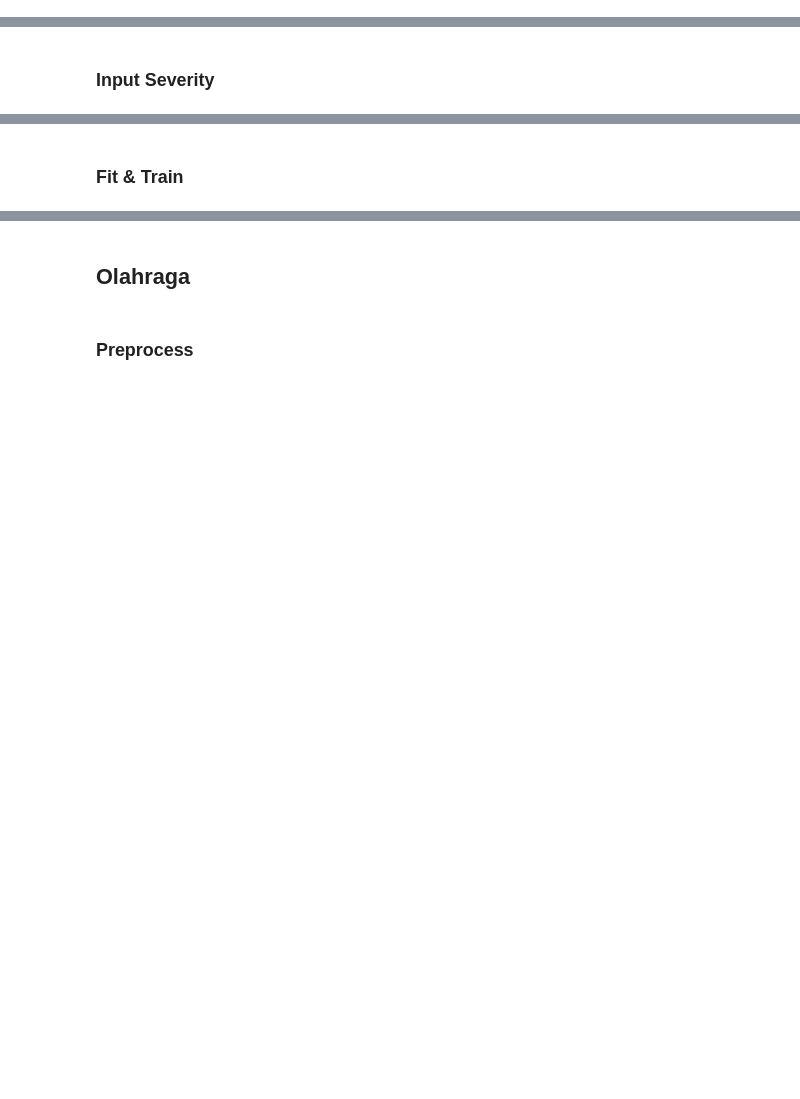
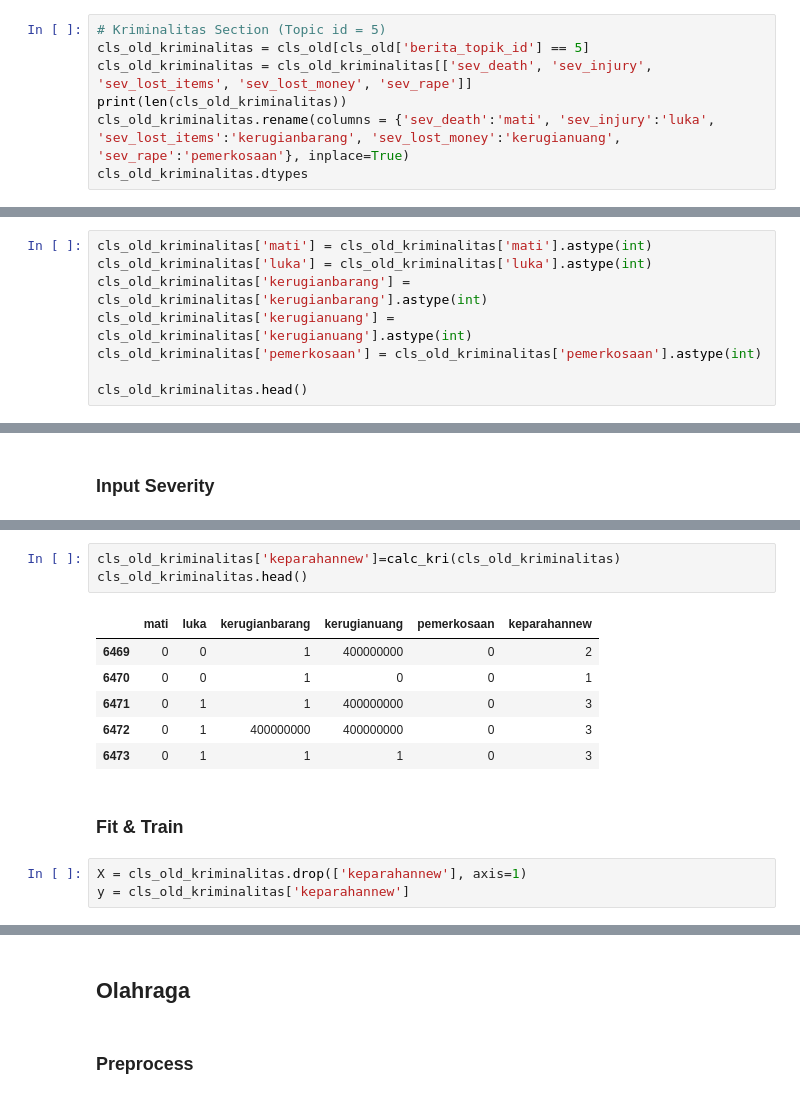
Before and after one commit to alwaysyu/PetaKabar, a Jupyter notebook: compare.ipynb, the cells around one changed output, grey strips where cells are left out. Cells and saved outputs as stored; diff of their text form; blank space fills up the shorter version.

```diff
--- a/compare.ipynb
+++ b/compare.ipynb
@@ -728,3 +804,10 @@ weighted avg       1.00      1.00      1.00       421
 ## Kriminalitas
 # %% [markdown]
 ### Preprocess
+# %%
+# Kriminalitas Section (Topic id = 5)
+cls_old_kriminalitas = cls_old[cls_old['berita_topik_id'] == 5]
+cls_old_kriminalitas = cls_old_kriminalitas[['sev_death', 'sev_injury', 'sev_lost_items', 'sev_lost_money', 'sev_rape']]
+print(len(cls_old_kriminalitas))
+cls_old_kriminalitas.rename(columns = {'sev_death':'mati', 'sev_injury':'luka', 'sev_lost_items':'kerugianbarang', 'sev_lost_money':'kerugianuang', 'sev_rape':'pemerkosaan'}, inplace=True)
+cls_old_kriminalitas.dtypes
@@ -730,0 +822,8 @@ weighted avg       1.00      1.00      1.00       421
+# %%
+cls_old_kriminalitas['mati'] = cls_old_kriminalitas['mati'].astype(int)
+cls_old_kriminalitas['luka'] = cls_old_kriminalitas['luka'].astype(int)
+cls_old_kriminalitas['kerugianbarang'] = cls_old_kriminalitas['kerugianbarang'].astype(int)
+cls_old_kriminalitas['kerugianuang'] = cls_old_kriminalitas['kerugianuang'].astype(int)
+cls_old_kriminalitas['pemerkosaan'] = cls_old_kriminalitas['pemerkosaan'].astype(int)
+
+cls_old_kriminalitas.head()
@@ -733,2 +866,15 @@ weighted avg       1.00      1.00      1.00       421
+# %%
+cls_old_kriminalitas['keparahannew']=calc_kri(cls_old_kriminalitas)
+cls_old_kriminalitas.head()
+# %% [output]
+|  | mati | luka | kerugianbarang | kerugianuang | pemerkosaan | keparahannew |
+| 6469 | 0 | 0 | 1 | 400000000 | 0 | 2 |
+| 6470 | 0 | 0 | 1 | 0 | 0 | 1 |
+| 6471 | 0 | 1 | 1 | 400000000 | 0 | 3 |
+| 6472 | 0 | 1 | 400000000 | 400000000 | 0 | 3 |
+| 6473 | 0 | 1 | 1 | 1 | 0 | 3 |
 # %% [markdown]
 ### Fit & Train
+# %%
+X = cls_old_kriminalitas.drop(['keparahannew'], axis=1)
+y = cls_old_kriminalitas['keparahannew']
```
Also changed, not shown: parts of 20 cells of this notebook.
